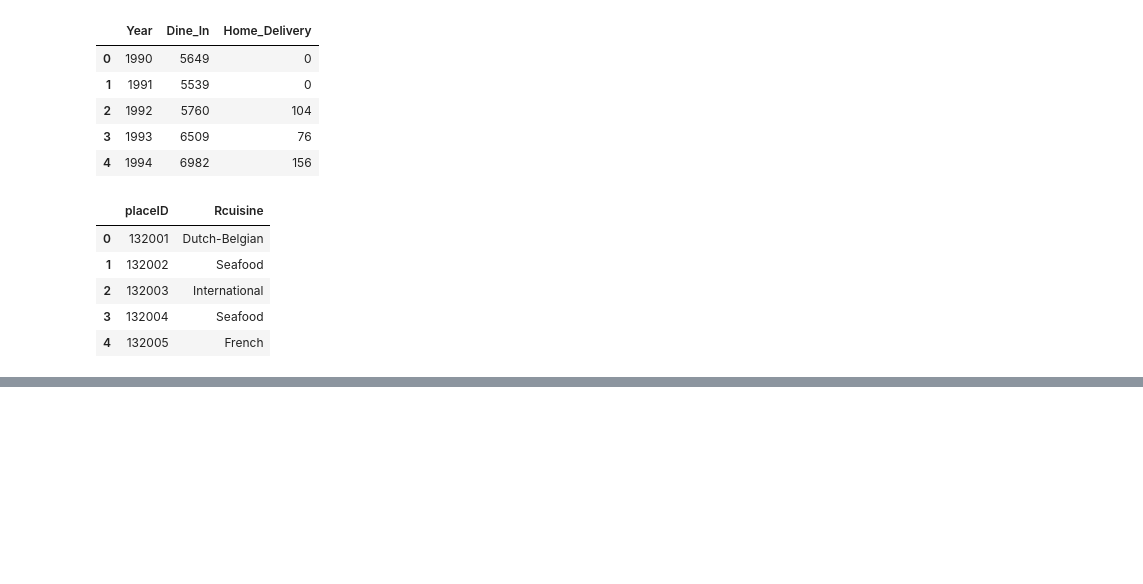
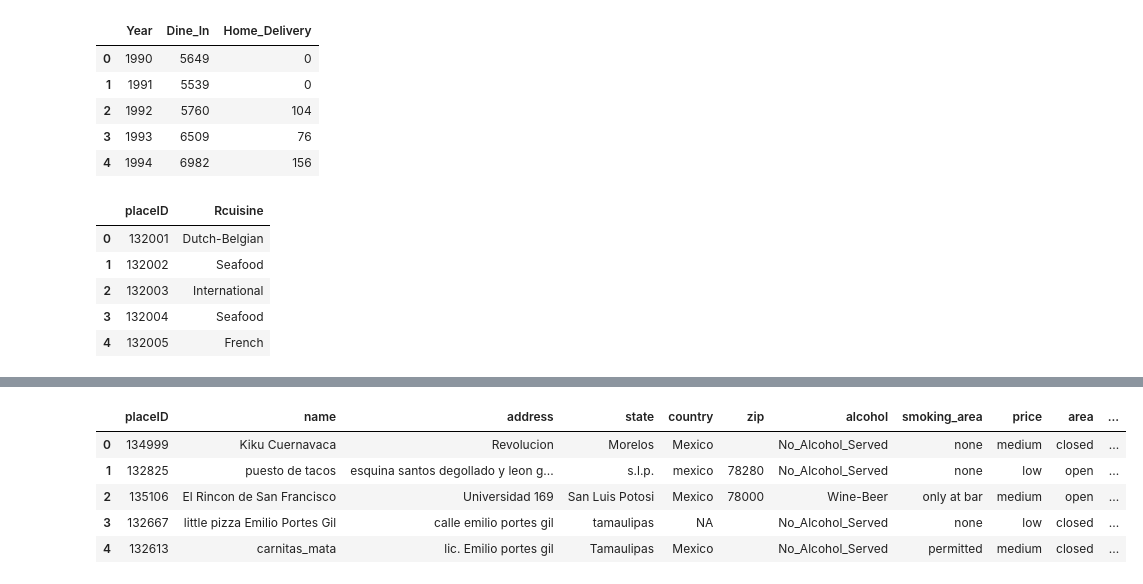
Before and after one commit to Prem976421/infosys-aiml-foundations, a Jupyter notebook: scikit-learn/dataPreprocessing.ipynb, the cells around one changed output, grey strips where cells are left out. Saved outputs shown, nothing was run; the diff lists cells and outputs as text; code cells hidden in the pictures; blank space fills up the shorter version.

Commit message:
add preproessing details

```diff
--- a/scikit-learn/dataPreprocessing.ipynb
+++ b/scikit-learn/dataPreprocessing.ipynb
@@ -59,0 +253,11 @@ restaurant_cuisine.head()
+# %%
+# loading the SQL-table to a dataframe
+restaurant_details = pd.read_sql("Select * from restaurant_details",conn)
+restaurant_details.head()
+# %% [output]
+|  | placeID | name | address | state | country | zip | alcohol | smoking_area | price | area | ... |
+| 0 | 134999 | Kiku Cuernavaca | Revolucion | Morelos | Mexico |  | No_Alcohol_Served | none | medium | closed | ... |
+| 1 | 132825 | puesto de tacos | esquina santos degollado y leon g... | s.l.p. | mexico | 78280 | No_Alcohol_Served | none | low | open | ... |
+| 2 | 135106 | El Rincon de San Francisco | Universidad 169 | San Luis Potosi | Mexico | 78000 | Wine-Beer | only at bar | medium | open | ... |
+| 3 | 132667 | little pizza Emilio Portes Gil | calle emilio portes gil | tamaulipas | NA |  | No_Alcohol_Served | none | low | closed | ... |
+| 4 | 132613 | carnitas_mata | lic. Emilio portes gil | Tamaulipas | Mexico |  | No_Alcohol_Served | permitted | medium | closed | ... |
```
Also changed, not shown: parts of 3 cells of this notebook, 1 other file.
